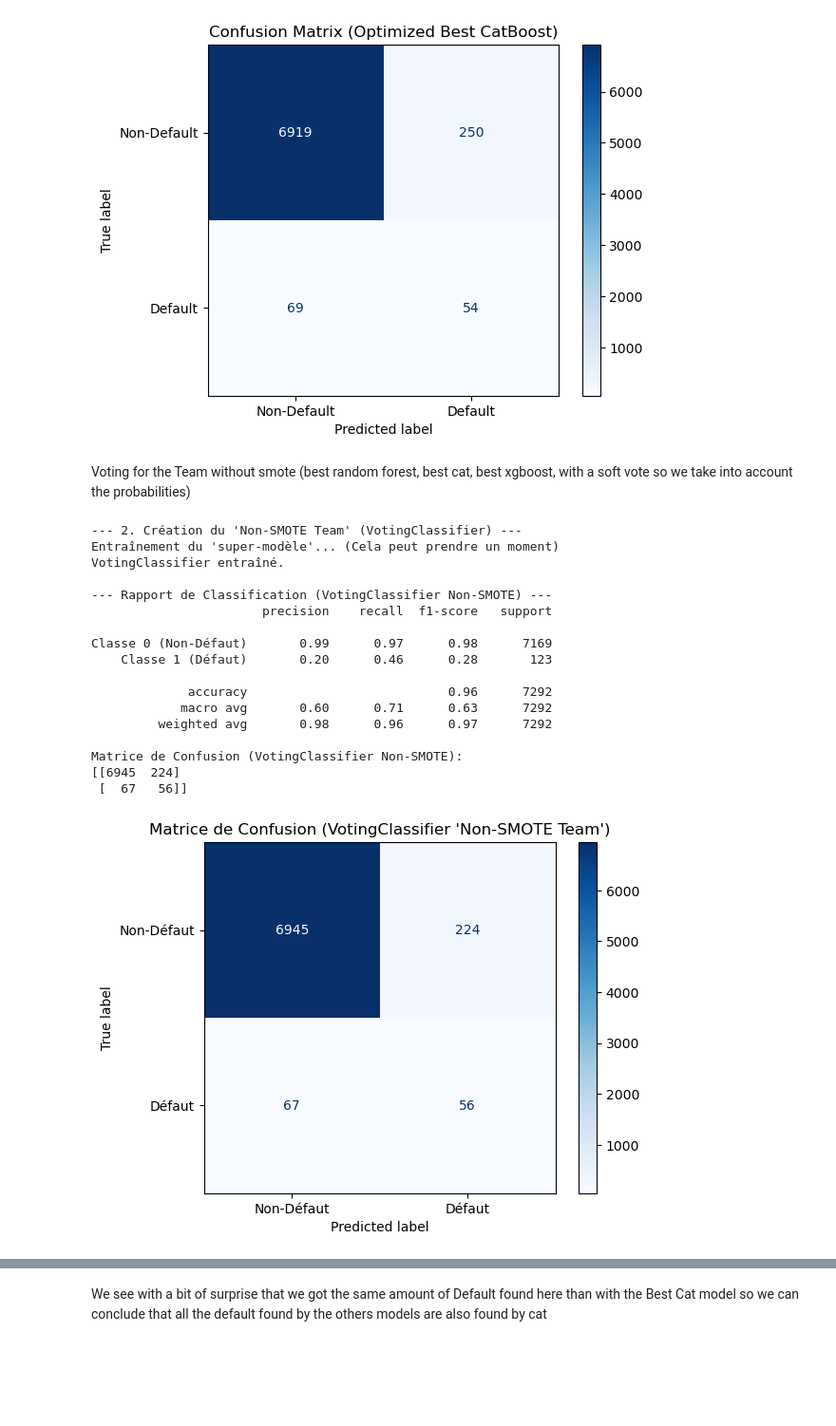
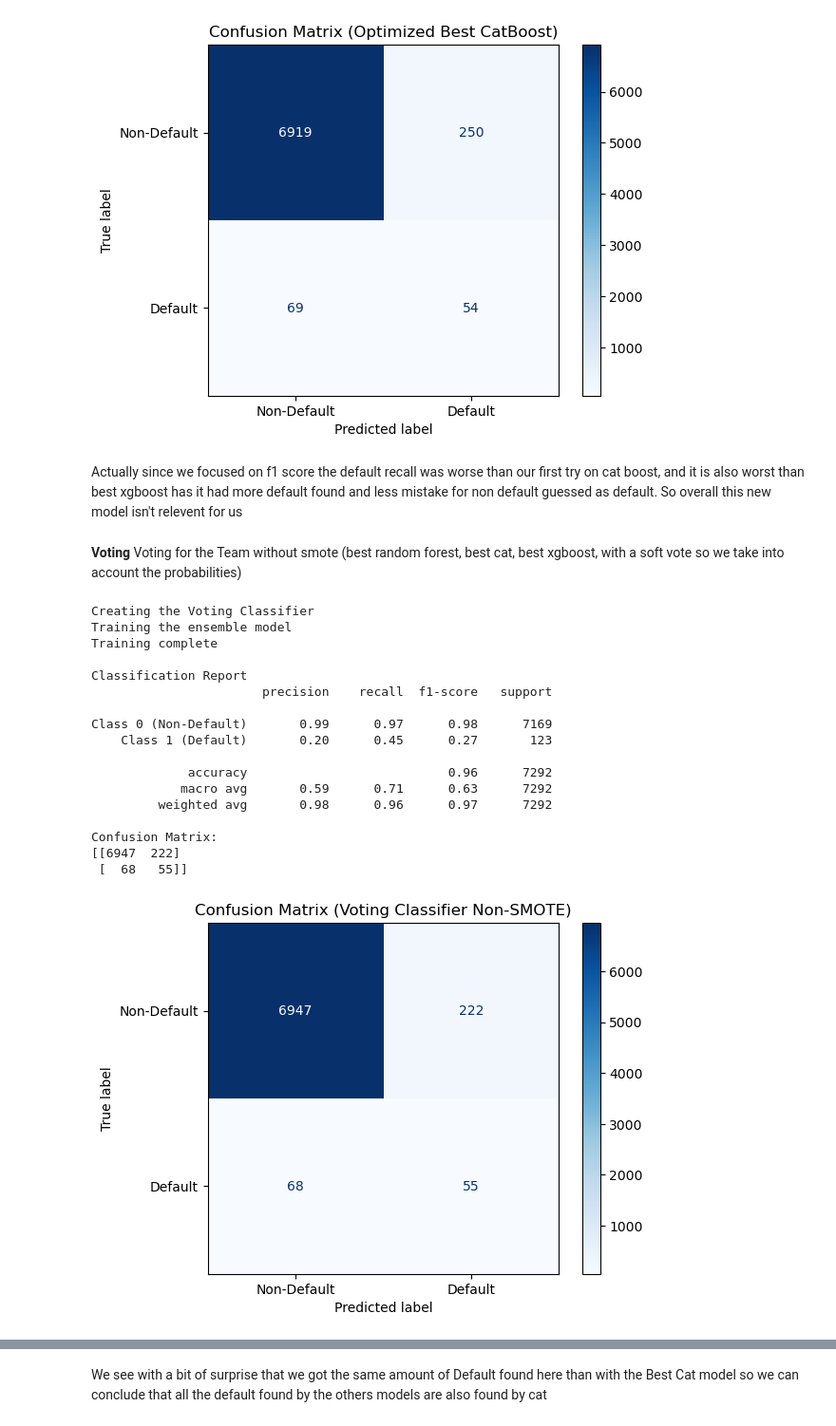
Before and after one commit to Adnbsn/ML_CardFraud, a Jupyter notebook: Project_ML_Adrien_BESSON_Emma_BEKKER.ipynb, the cells around one changed output, grey strips where cells are left out. Shown at 95% size. Cells and saved outputs as stored; diff of their text form; code cells hidden in the pictures; blank space fills up the shorter version.

```diff
--- a/Project_ML_Adrien_BESSON_Emma_BEKKER.ipynb
+++ b/Project_ML_Adrien_BESSON_Emma_BEKKER.ipynb
@@ -1321,6 +1316,8 @@ We obtain a better result with the grid search, we go from 318 to only 218 defau
 This one gave the best results, in terms of recall for the 1 with 63 default found but he got more default while it's non default
 # %%
 #CatBoost
+counts = Counter(y_train)
+scale_pos_weight = counts[0] / counts[1]
 clf_cat = CatBoostClassifier(random_state=42,
                              n_estimators=200,
                              scale_pos_weight=scale_pos_weight, # We use the same weight
@@ -1338,6 +1335,14 @@ print(classification_report(y_test, y_pred_cat, target_names=['Class 0', 'Class
 cm_cat = confusion_matrix(y_test, y_pred_cat)
 print("Confusion Matrix (CAT without SMOTE):")
 print(cm_cat)
+
+disp_cat = ConfusionMatrixDisplay(
+    confusion_matrix=cm_cat,
+    display_labels=["Non-Default", "Default"]
+)
+disp_cat.plot(cmap="Blues", values_format="d")
+plt.title("Confusion Matrix (Catboost without SMOTE)")
+plt.show()
 # %% [output]
 CAT model (without SMOTE) trained.
 
@@ -1466,7 +1469,10 @@ Confusion Matrix (Best CatBoost):
 [[6919  250]
  [  69   54]]
 [figure]
+# %% [markdown]
+Actually since we focused on f1 score the default recall was worse than our first try on cat boost, and it is also worst than best xgboost has it had more default found and less mistake for non default guessed as default. So overall this new model isn't relevent for us
 # %% [markdown]
+**Voting**
 Voting for the Team without smote (best random forest, best cat, best xgboost, with a soft vote so we take into account the probabilities)
 # %%
 # The best random forest
@@ -1474,81 +1480,78 @@ clf_rf_best = RandomForestClassifier(
     n_estimators=200,
     max_depth=20,
     min_samples_leaf=5,
-    class_weight='balanced', # Clé
+    class_weight='balanced',
     random_state=42,
     n_jobs=-1
 )
 
 # The best Xgboost
-# (Paramètres de votre GridSearch XGB, qui a donné 46% Rappel et 20% Précision)
 clf_xgb_best = XGBClassifier(
     n_estimators=200,
     max_depth=10,
     learning_rate=0.1,
-    scale_pos_weight=scale_pos_weight, # Clé
+    scale_pos_weight=scale_pos_weight,
     random_state=42,
     n_jobs=-1,
     eval_metric='logloss'
 )
 
-# --- Expert 3: Le "Meilleur" CatBoost ---
-# (Modèle par défaut qui a donné 51% de Rappel)
+# The best CatBoost
 clf_cat_best = CatBoostClassifier(
     n_estimators=200,
-    scale_pos_weight=scale_pos_weight, # Clé
+    scale_pos_weight=scale_pos_weight,
     random_state=42,
-    verbose=0 # Silencieux
+    verbose=0
 )
 
-print("\n--- 2. Création du 'Non-SMOTE Team' (VotingClassifier) ---")
+print("\nCreating the Voting Classifier")
 
-# On regroupe les 3 "recettes"
-# voting='soft' est crucial : il moyenne les probabilités (plus nuancé)
+# Grouping the 3 models
 voting_clf = VotingClassifier(
     estimators=[
         ('rf', clf_rf_best),
         ('xgb', clf_xgb_best),
         ('cat', clf_cat_best)
     ],
-    voting='soft', # Vote par probabilité
+    voting='soft', # Vote by probabilities, so like it takes the average of the 3 models to decide it's choice
     n_jobs=1
 )
 
-print("Entraînement du 'super-modèle'... (Cela peut prendre un moment)")
+print("Training the ensemble model")
 voting_clf.fit(X_train_processed, y_train)
-print("VotingClassifier entraîné.")
+print("Training complete")
 
-# Évaluation sur le set de test
+# Evaluation on the test set
 y_pred_voting = voting_clf.predict(X_test_processed)
 
-print("\n--- Rapport de Classification (VotingClassifier Non-SMOTE) ---")
-print(classification_report(y_test, y_pred_voting, target_names=['Classe 0 (Non-Défaut)', 'Classe 1 (Défaut)']))
+print("\nClassification Report")
+print(classification_report(y_test, y_pred_voting, target_names=['Class 0 (Non-Default)', 'Class 1 (Default)']))
 
 cm_voting = confusion_matrix(y_test, y_pred_voting)
-print("Matrice de Confusion (VotingClassifier Non-SMOTE):")
+print("Confusion Matrix:")
 print(cm_voting)
 
-disp_voting = ConfusionMatrixDisplay(confusion_matrix=cm_voting, display_labels=['Non-Défaut', 'Défaut'])
+disp_voting = ConfusionMatrixDisplay(confusion_matrix=cm_voting, display_labels=['Non-Default', 'Default'])
 disp_voting.plot(cmap='Blues', values_format='d')
-plt.title("Matrice de Confusion (VotingClassifier 'Non-SMOTE Team')")
+plt.title("Confusion Matrix (Voting Classifier Non-SMOTE)")
 plt.show()
 # %% [output]
---- 2. Création du 'Non-SMOTE Team' (VotingClassifier) ---
-Entraînement du 'super-modèle'... (Cela peut prendre un moment)
-VotingClassifier entraîné.
+Creating the Voting Classifier
+Training the ensemble model
+Training complete
 
---- Rapport de Classification (VotingClassifier Non-SMOTE) ---
+Classification Report
                        precision    recall  f1-score   support
 
-Classe 0 (Non-Défaut)       0.99      0.97      0.98      7169
-    Classe 1 (Défaut)       0.20      0.46      0.28       123
+Class 0 (Non-Default)       0.99      0.97      0.98      7169
+    Class 1 (Default)       0.20      0.45      0.27       123
 
              accuracy                           0.96      7292
-            macro avg       0.60      0.71      0.63      7292
+            macro avg       0.59      0.71      0.63      7292
          weighted avg       0.98      0.96      0.97      7292
 
-Matrice de Confusion (VotingClassifier Non-SMOTE):
-[[6945  224]
- [  67   56]]
+Confusion Matrix:
+[[6947  222]
+ [  68   55]]
-[figure, old version]
+[figure, new version]
 # %% [markdown]
```
Also changed, not shown: parts of 19 cells of this notebook.
